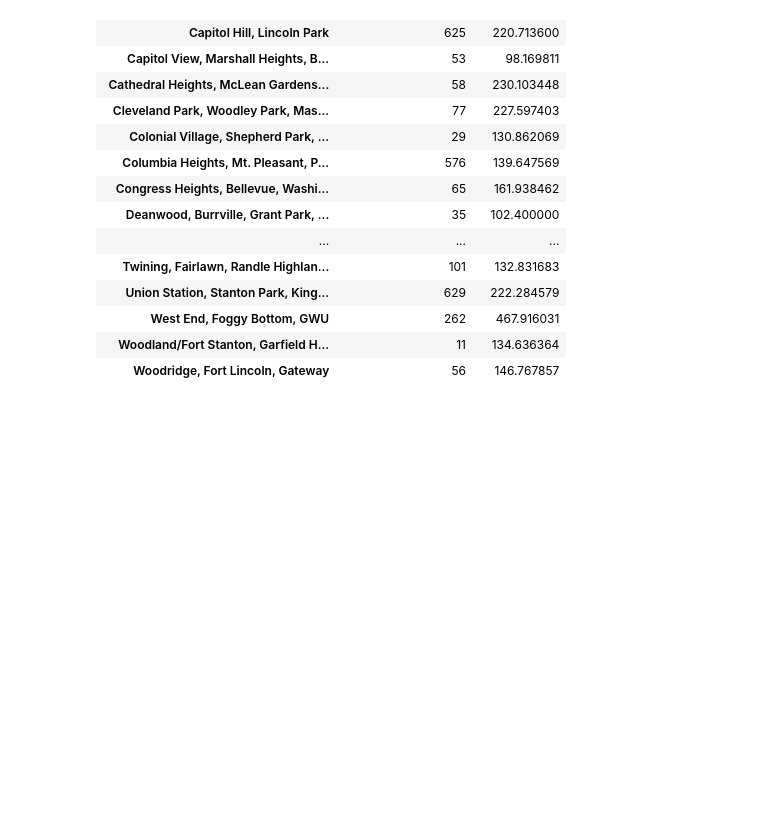
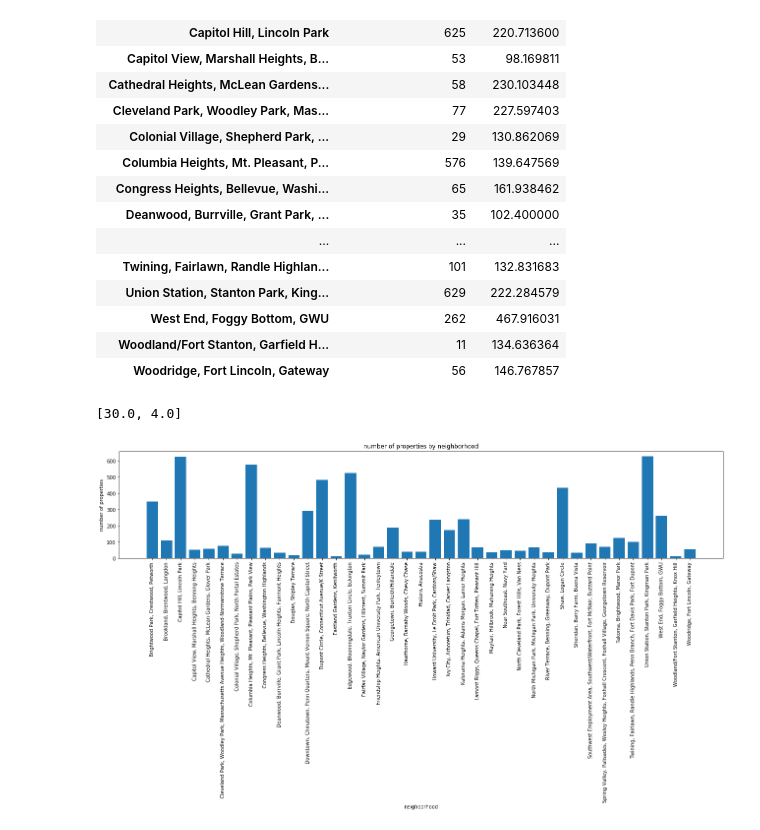
Before and after one commit to bdspringer/Project-1, a Jupyter notebook: lynne_question_1.ipynb, the cells around one changed output. Drawn from its saved outputs; the diff is of its cells as text; code cells hidden in the pictures; blank space fills up the shorter version.

```diff
--- a/lynne_question_1.ipynb
+++ b/lynne_question_1.ipynb
@@ -86,3 +88,24 @@ loc_dfg
 | West End, Foggy Bottom, GWU | 262 | 467.916031 |
 | Woodland/Fort Stanton, Garfield H... | 11 | 134.636364 |
 | Woodridge, Fort Lincoln, Gateway | 56 | 146.767857 |
+# %%
+plt.bar(loc_dfg.index, loc_dfg["number of properties"])
+plt.ylabel('number of properties')
+plt.xlabel('neighborhood')
+plt.title('number of properties by neighborhood')
+
+plt.xticks(rotation='vertical')
+
+# Get current size
+fig_size = plt.rcParams["figure.figsize"]
+
+
+#increase plot size horizontally by 4
+#fig_size[0] = 12
+fig_size[0] = fig_size[0] + 8
+plt.rcParams["figure.figsize"] = fig_size
+# Pri
+print(fig_size)
+# %% [output]
+[30.0, 4.0]
+[figure, added]
```
Also changed, not shown: parts of 1 cell of this notebook.
